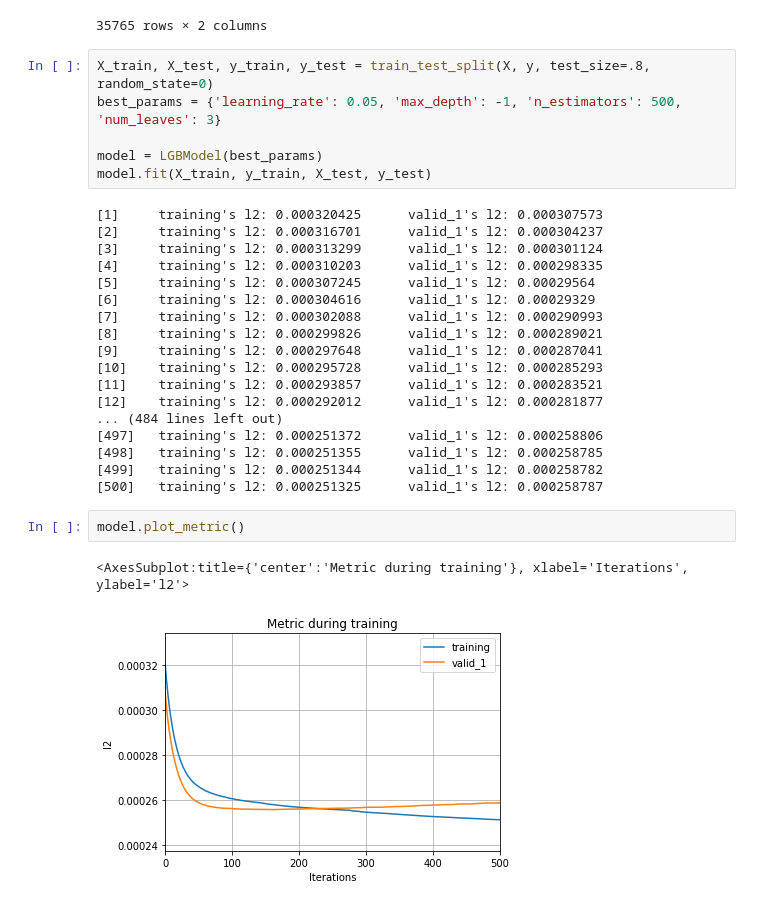
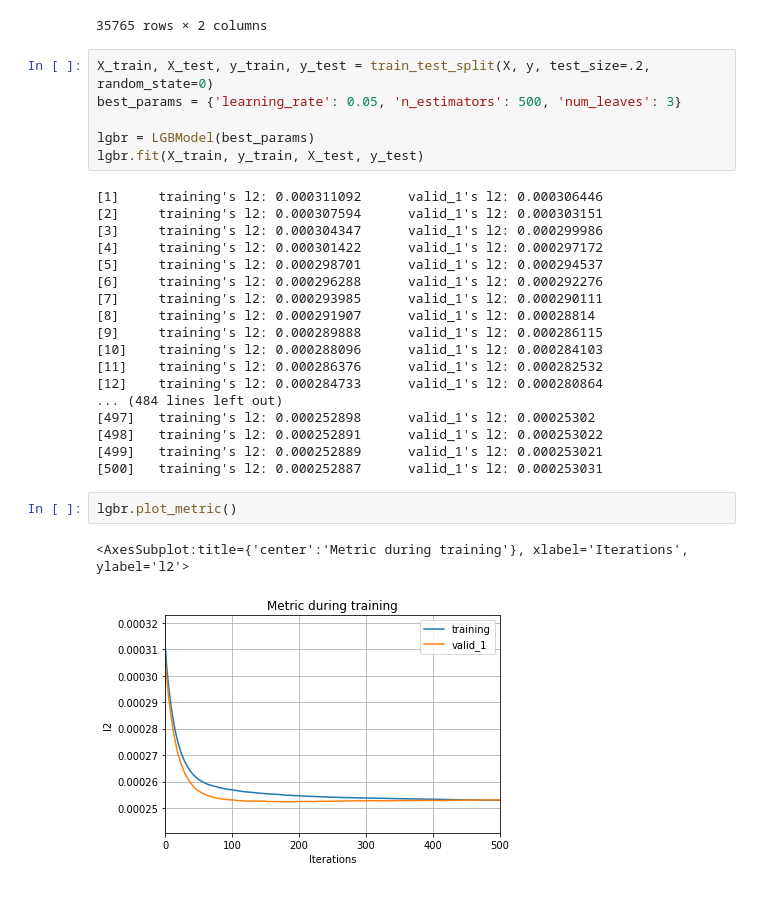
Before and after one commit to ziyi-zhu/modelling-starter, a Jupyter notebook: Example.ipynb, the cells around one changed output. Saved outputs shown, nothing was run; the diff lists cells and outputs as text.

```diff
--- a/Example.ipynb
+++ b/Example.ipynb
@@ -38,32 +38,32 @@ X
 | 35773 | -0.003335 | 0.018150 |
 35765 rows × 2 columns
 # %%
-X_train, X_test, y_train, y_test = train_test_split(X, y, test_size=.8, random_state=0)
-best_params = {'learning_rate': 0.05, 'max_depth': -1, 'n_estimators': 500, 'num_leaves': 3}
+X_train, X_test, y_train, y_test = train_test_split(X, y, test_size=.2, random_state=0)
+best_params = {'learning_rate': 0.05, 'n_estimators': 500, 'num_leaves': 3}
 
-model = LGBModel(best_params)
-model.fit(X_train, y_train, X_test, y_test)
+lgbr = LGBModel(best_params)
+lgbr.fit(X_train, y_train, X_test, y_test)
 # %% [output]
-[1]     training's l2: 0.000320425      valid_1's l2: 0.000307573
-[2]     training's l2: 0.000316701      valid_1's l2: 0.000304237
-[3]     training's l2: 0.000313299      valid_1's l2: 0.000301124
-[4]     training's l2: 0.000310203      valid_1's l2: 0.000298335
-[5]     training's l2: 0.000307245      valid_1's l2: 0.00029564
-[6]     training's l2: 0.000304616      valid_1's l2: 0.00029329
-[7]     training's l2: 0.000302088      valid_1's l2: 0.000290993
-[8]     training's l2: 0.000299826      valid_1's l2: 0.000289021
-[9]     training's l2: 0.000297648      valid_1's l2: 0.000287041
-[10]    training's l2: 0.000295728      valid_1's l2: 0.000285293
-[11]    training's l2: 0.000293857      valid_1's l2: 0.000283521
-[12]    training's l2: 0.000292012      valid_1's l2: 0.000281877
+[1]     training's l2: 0.000311092      valid_1's l2: 0.000306446
+[2]     training's l2: 0.000307594      valid_1's l2: 0.000303151
+[3]     training's l2: 0.000304347      valid_1's l2: 0.000299986
+[4]     training's l2: 0.000301422      valid_1's l2: 0.000297172
+[5]     training's l2: 0.000298701      valid_1's l2: 0.000294537
+[6]     training's l2: 0.000296288      valid_1's l2: 0.000292276
+[7]     training's l2: 0.000293985      valid_1's l2: 0.000290111
+[8]     training's l2: 0.000291907      valid_1's l2: 0.00028814
+[9]     training's l2: 0.000289888      valid_1's l2: 0.000286115
+[10]    training's l2: 0.000288096      valid_1's l2: 0.000284103
+[11]    training's l2: 0.000286376      valid_1's l2: 0.000282532
+[12]    training's l2: 0.000284733      valid_1's l2: 0.000280864
 ... (484 lines left out)
-[497]   training's l2: 0.000251372      valid_1's l2: 0.000258806
-[498]   training's l2: 0.000251355      valid_1's l2: 0.000258785
-[499]   training's l2: 0.000251344      valid_1's l2: 0.000258782
-[500]   training's l2: 0.000251325      valid_1's l2: 0.000258787
+[497]   training's l2: 0.000252898      valid_1's l2: 0.00025302
+[498]   training's l2: 0.000252891      valid_1's l2: 0.000253022
+[499]   training's l2: 0.000252889      valid_1's l2: 0.000253021
+[500]   training's l2: 0.000252887      valid_1's l2: 0.000253031
 # %%
-model.plot_metric()
+lgbr.plot_metric()
 # %% [output]
 <AxesSubplot:title={'center':'Metric during training'}, xlabel='Iterations', ylabel='l2'>
-[figure, old version]
+[figure, new version]
 # %%
```
Also changed, not shown: parts of 4 cells of this notebook, 1 other file.
